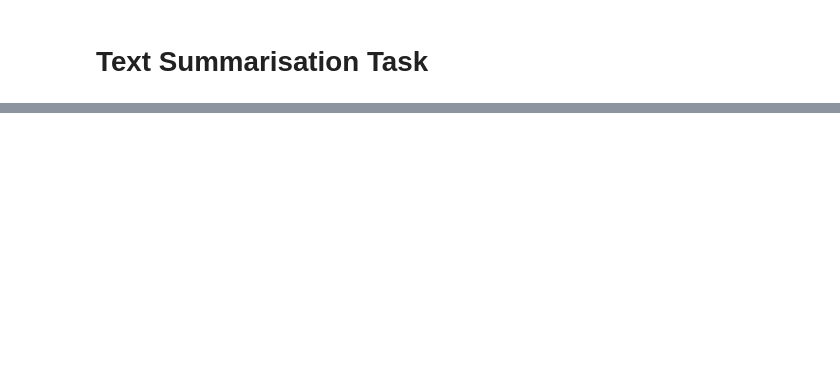
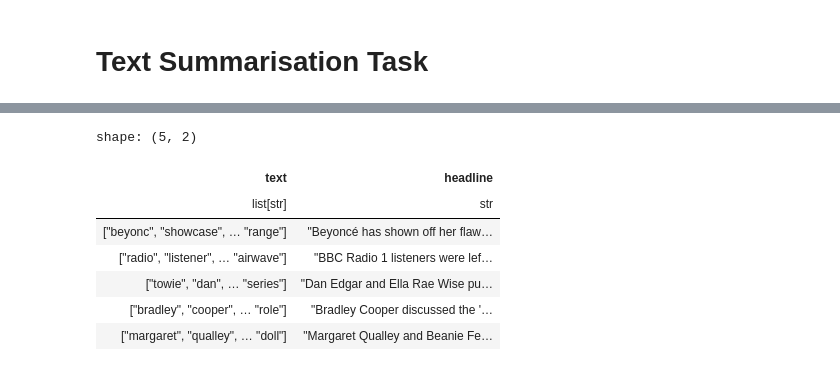
Before and after one commit to Supermjork/Text_Classification_Modelling, a Jupyter notebook: notebooks/RNN.ipynb, the cells around one changed output, grey strips where cells are left out. Saved outputs shown, nothing was run; the diff lists cells and outputs as text; code cells hidden in the pictures; blank space fills up the shorter version.

```diff
--- a/notebooks/RNN.ipynb
+++ b/notebooks/RNN.ipynb
@@ -165,11 +165,11 @@ def regex_cleanse(text: str):
     return text
 # %%
 # Loading language model
-model = spacy.load('en_core_web_sm')
+model_language_spacy = spacy.load('en_core_web_sm')
 
 # Lemmatiser
 def lemma(tokens):
-    doc = model(tokens)
+    doc = model_language_spacy(tokens)
     return [token.lemma_ for token in doc]
 # %%
 # Removing emojis
@@ -452,0 +490,14 @@ plt.show()
+# %%
+data_processed = data.with_columns(
+    pl.col('text').map_elements(preprocess_text, return_dtype = list[str]))
+
+data_processed.head()
+# %% [output]
+shape: (5, 2)
+| text | headline |
+| list[str] | str |
+| ["beyonc", "showcase", … "range"] | "Beyoncé has shown off her flaw… |
+| ["radio", "listener", … "airwave"] | "BBC Radio 1 listeners were lef… |
+| ["towie", "dan", … "series"] | "Dan Edgar and Ella Rae Wise pu… |
+| ["bradley", "cooper", … "role"] | "Bradley Cooper discussed the '… |
+| ["margaret", "qualley", … "doll"] | "Margaret Qualley and Beanie Fe… |
```
Also changed, not shown: parts of 18 cells of this notebook, 3 other files.
